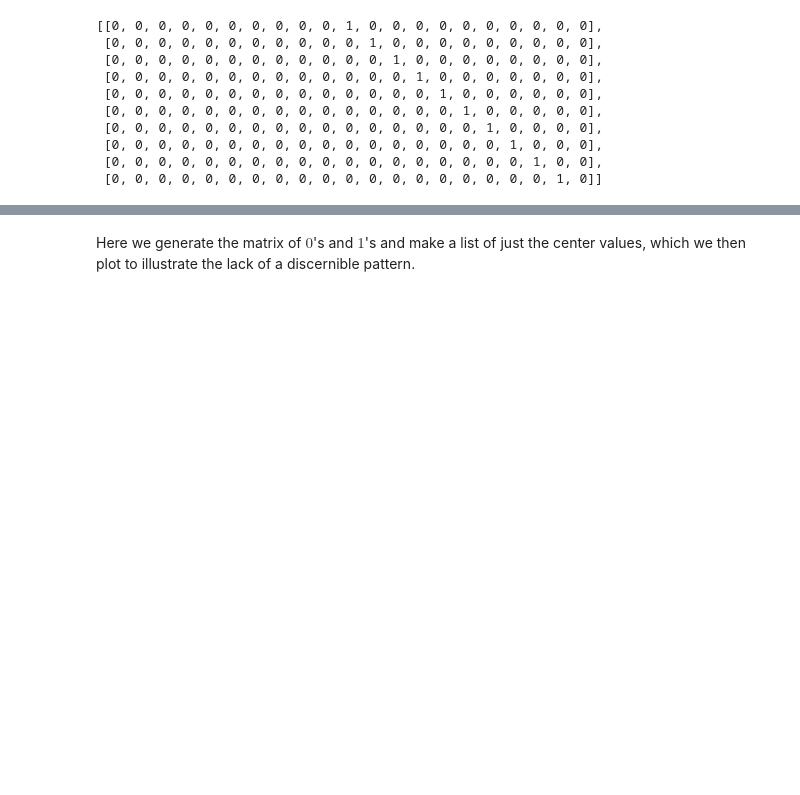
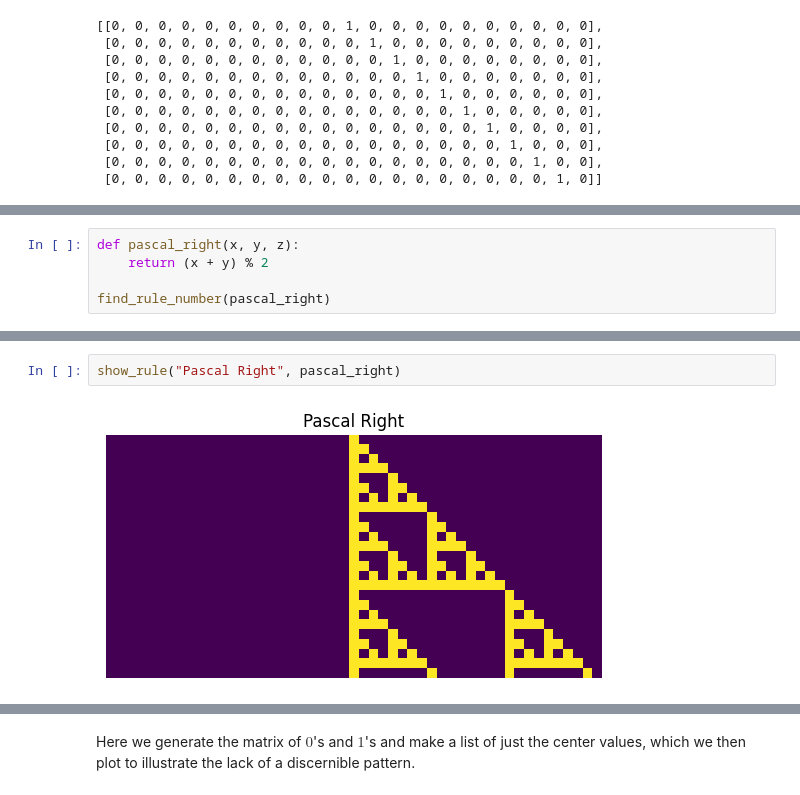
Before and after one commit to lymanhurd/computinginthesmall, a Jupyter notebook: week5/Week5.ipynb, the cells around one changed output, grey strips where cells are left out. Drawn from its saved outputs; the diff is of its cells as text; blank space fills up the shorter version.

```diff
--- a/week5/Week5.ipynb
+++ b/week5/Week5.ipynb
@@ -110,0 +119,5 @@ for i, r in enumerate(RULES):
+# %%
+def pascal_right(x, y, z):
+    return (x + y) % 2
+
+find_rule_number(pascal_right)
@@ -110,0 +164,4 @@ for i, r in enumerate(RULES):
+# %%
+show_rule("Pascal Right", pascal_right)
+# %% [output]
+[figure, added]
```
Also changed, not shown: parts of 40 cells of this notebook, 1 other file.
